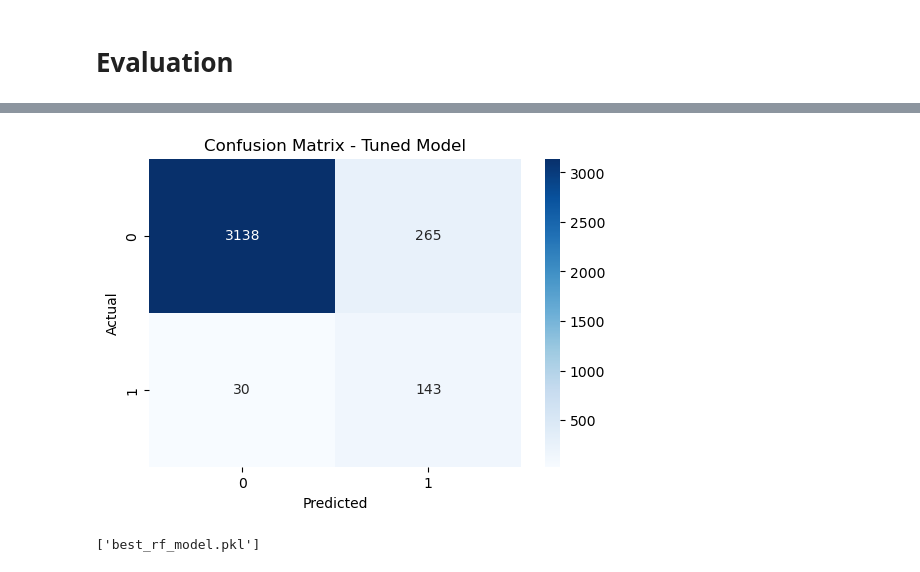
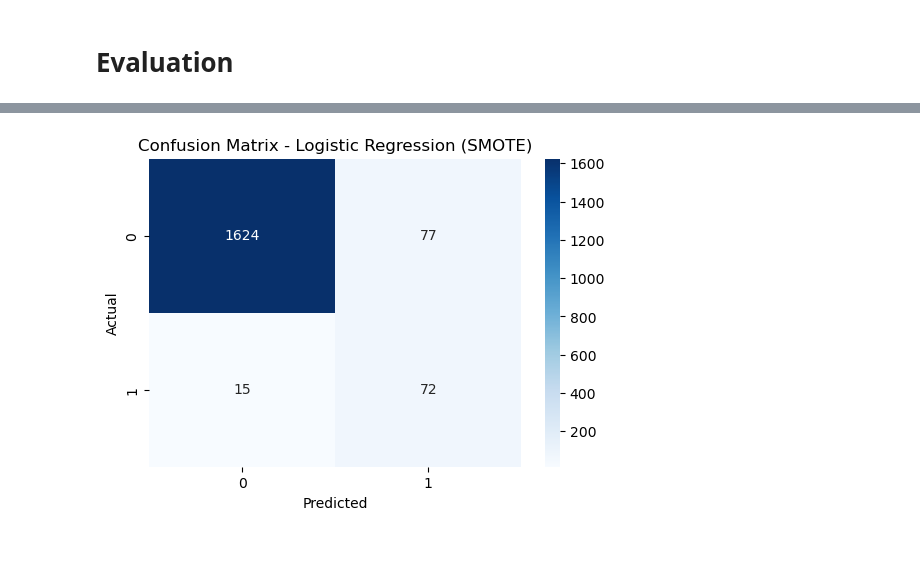
Before and after one commit to elllisabeth/fake-job-detector, a Jupyter notebook: Model_training.ipynb, the cells around one changed output, grey strips where cells are left out. Cells and saved outputs as stored; diff of their text form; code cells hidden in the pictures.

```diff
--- a/Model_training.ipynb
+++ b/Model_training.ipynb
@@ -123,8 +127,3 @@ joblib.dump(vectorizer, "tfidf_vectorizer.pkl")
 # %% [markdown]
 * (2) Combine Features
-# %%
-from scipy.sparse import hstack
-
-X = hstack((X_tfidf, df[["telecommuting", "has_company_logo", "has_questions"]].values))
-y = df["fraudulent"]
 # %% [markdown]
@@ -155,57 +159,28 @@ print(f"✅ New training set size: {X_train_resampled.shape[0]} (Real: {sum(y_tr
+# %%
+# Initialize SMOTE
+smote = SMOTE(sampling_strategy="auto", random_state=42)
+
+# Apply SMOTE to the training data
+X_train_smote, y_train_smote = smote.fit_resample(X_train, y_train)
+
+# Train Logistic Regression with the SMOTE balanced data
+log_reg_smote = LogisticRegression(random_state=42)
+log_reg_smote.fit(X_train_smote, y_train_smote)
+
+# Predictions
+y_pred_smote = log_reg_smote.predict(X_test)
 # %% [markdown]
 # Evaluation
 # %%
-# Define RandomForestClassifier with class weighting
-rf = RandomForestClassifier(
-    class_weight={0: 1, 1: 5},  # Adjust based on performance
-    random_state=42,
-    n_jobs=-1  # Enable parallel processing
-)
+# Evaluation for Logistic Regression with SMOTE
+print(f"Logistic Regression with SMOTE Accuracy: {accuracy_score(y_test, y_pred_smote):.4f}")
+print("\nClassification Report:\n", classification_report(y_test, y_pred_smote))
 
-# Reduced parameter grid for faster training
-param_dist = {
-    "n_estimators": [50, 100, 150],
-    "max_depth": [10, 20, None],
-    "min_samples_split": [2, 5],
-    "min_samples_leaf": [1, 2]
-}
-
-# Use a smaller subset of training data for tuning (20%)
-X_train_sample, _, y_train_sample, _ = train_test_split(
-    X_train_resampled, y_train_resampled, train_size=0.2, random_state=42
-)
-
-# Run hyperparameter tuning
-print("🔄 Running RandomizedSearchCV...")
-random_search = RandomizedSearchCV(
-    rf, param_distributions=param_dist, n_iter=10, cv=3,
-    verbose=1, n_jobs=-1, random_state=42
-)
-random_search.fit(X_train_sample, y_train_sample)
-print("✅ Best Parameters Found:", random_search.best_params_)
-
-# Use the best model
-best_model = random_search.best_estimator_
-
-# Predict probabilities
-y_probs = best_model.predict_proba(X_test)[:, 1]
-
-# Adjust threshold for recall improvement
-threshold = 0.35
-y_pred_adjusted = (y_probs > threshold).astype(int)
-
-# Print performance metrics
-print("🔹 Tuned Accuracy:", accuracy_score(y_test, y_pred_adjusted))
-print("\n🔹 Classification Report:\n", classification_report(y_test, y_pred_adjusted))
-
-# Plot Confusion Matrix
+# Confusion Matrix for SMOTE Model
 plt.figure(figsize=(6, 4))
-sns.heatmap(confusion_matrix(y_test, y_pred_adjusted), annot=True, fmt="d", cmap="Blues")
-plt.title("Confusion Matrix - Tuned Model")
+sns.heatmap(confusion_matrix(y_test, y_pred_smote), annot=True, fmt="d", cmap="Blues")
+plt.title("Confusion Matrix - Logistic Regression (SMOTE)")
 plt.xlabel("Predicted")
 plt.ylabel("Actual")
 plt.show()
-
-# Save the model if needed
-joblib.dump(best_model, "best_rf_model.pkl")
 # %% [output]
@@ -226,2 +198 @@ weighted avg       0.96      0.92      0.93      3576
-[figure, old version]
+[figure, new version]
-['best_rf_model.pkl']
```
Also changed, not shown: parts of 14 cells of this notebook, 4 other files.
